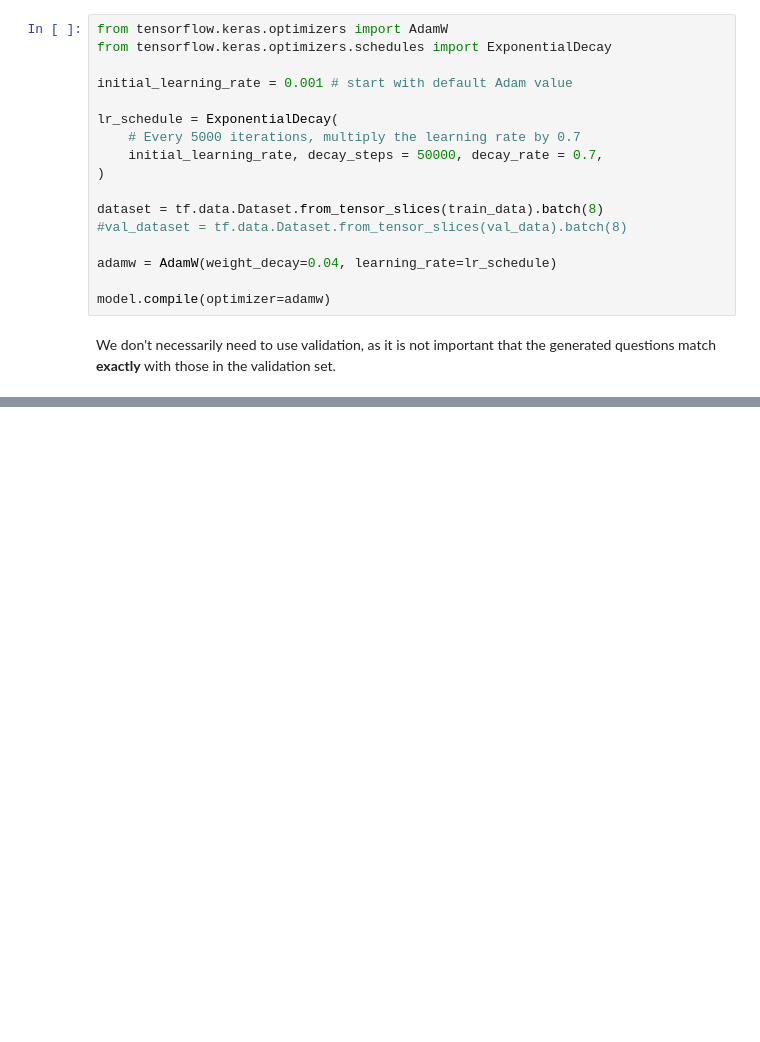
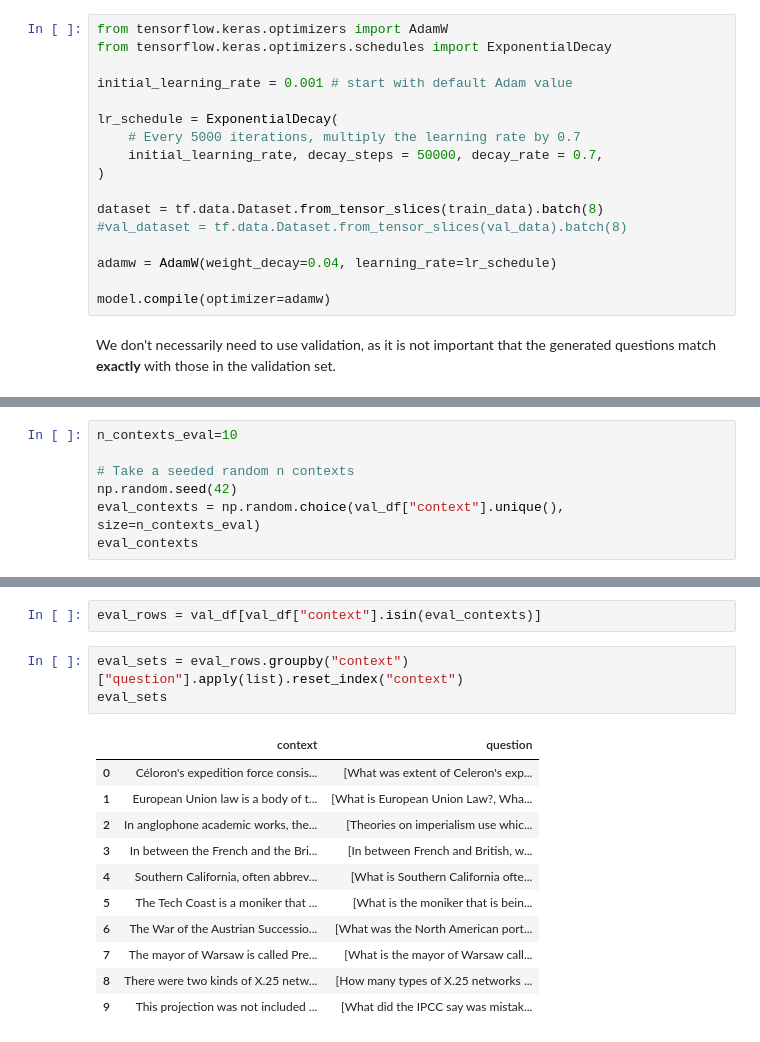
Before and after one commit to sjacob-07/quizachu, a Jupyter notebook: notebooks/Question_Generation_Flan_T5.ipynb, the cells around one changed output, grey strips where cells are left out. Saved outputs shown, nothing was run; the diff lists cells and outputs as text; blank space fills up the shorter version.

```diff
--- a/notebooks/Question_Generation_Flan_T5.ipynb
+++ b/notebooks/Question_Generation_Flan_T5.ipynb
@@ -284,0 +439,7 @@ What was the name of Harper Lee's second album released by Columbia?
+# %%
+n_contexts_eval=10
+
+# Take a seeded random n contexts
+np.random.seed(42)
+eval_contexts = np.random.choice(val_df["context"].unique(), size=n_contexts_eval)
+eval_contexts
@@ -284,0 +458,17 @@ What was the name of Harper Lee's second album released by Columbia?
+# %%
+eval_rows = val_df[val_df["context"].isin(eval_contexts)]
+# %%
+eval_sets = eval_rows.groupby("context")["question"].apply(list).reset_index("context")
+eval_sets
+# %% [output]
+|  | context | question |
+| 0 | Céloron's expedition force consis... | [What was extent of Celeron's exp... |
+| 1 | European Union law is a body of t... | [What is European Union Law?, Wha... |
+| 2 | In anglophone academic works, the... | [Theories on imperialism use whic... |
+| 3 | In between the French and the Bri... | [In between French and British, w... |
+| 4 | Southern California, often abbrev... | [What is Southern California ofte... |
+| 5 | The Tech Coast is a moniker that ... | [What is the moniker that is bein... |
+| 6 | The War of the Austrian Successio... | [What was the North American port... |
+| 7 | The mayor of Warsaw is called Pre... | [What is the mayor of Warsaw call... |
+| 8 | There were two kinds of X.25 netw... | [How many types of X.25 networks ... |
+| 9 | This projection was not included ... | [What did the IPCC say was mistak... |
```
Also changed, not shown: parts of 34 cells of this notebook.
